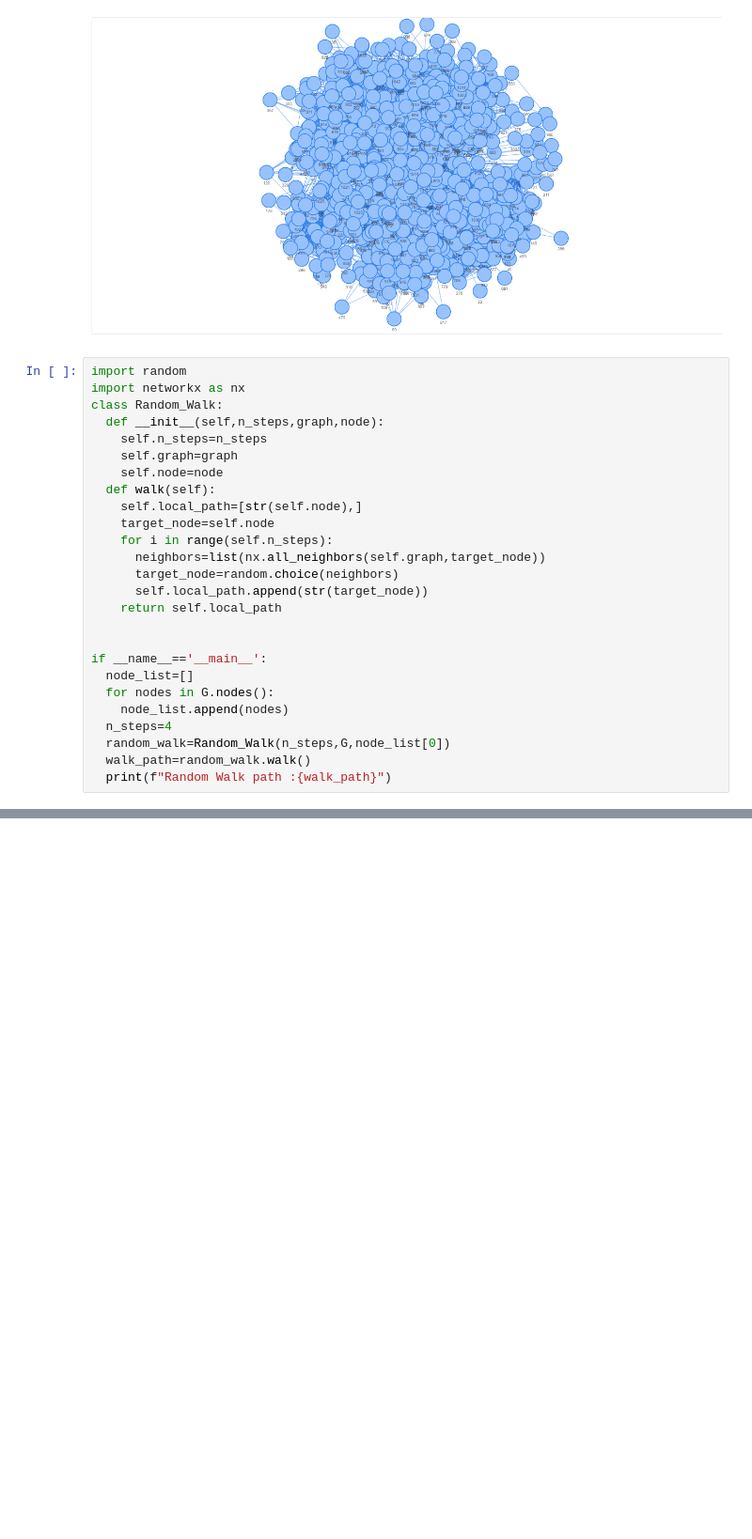
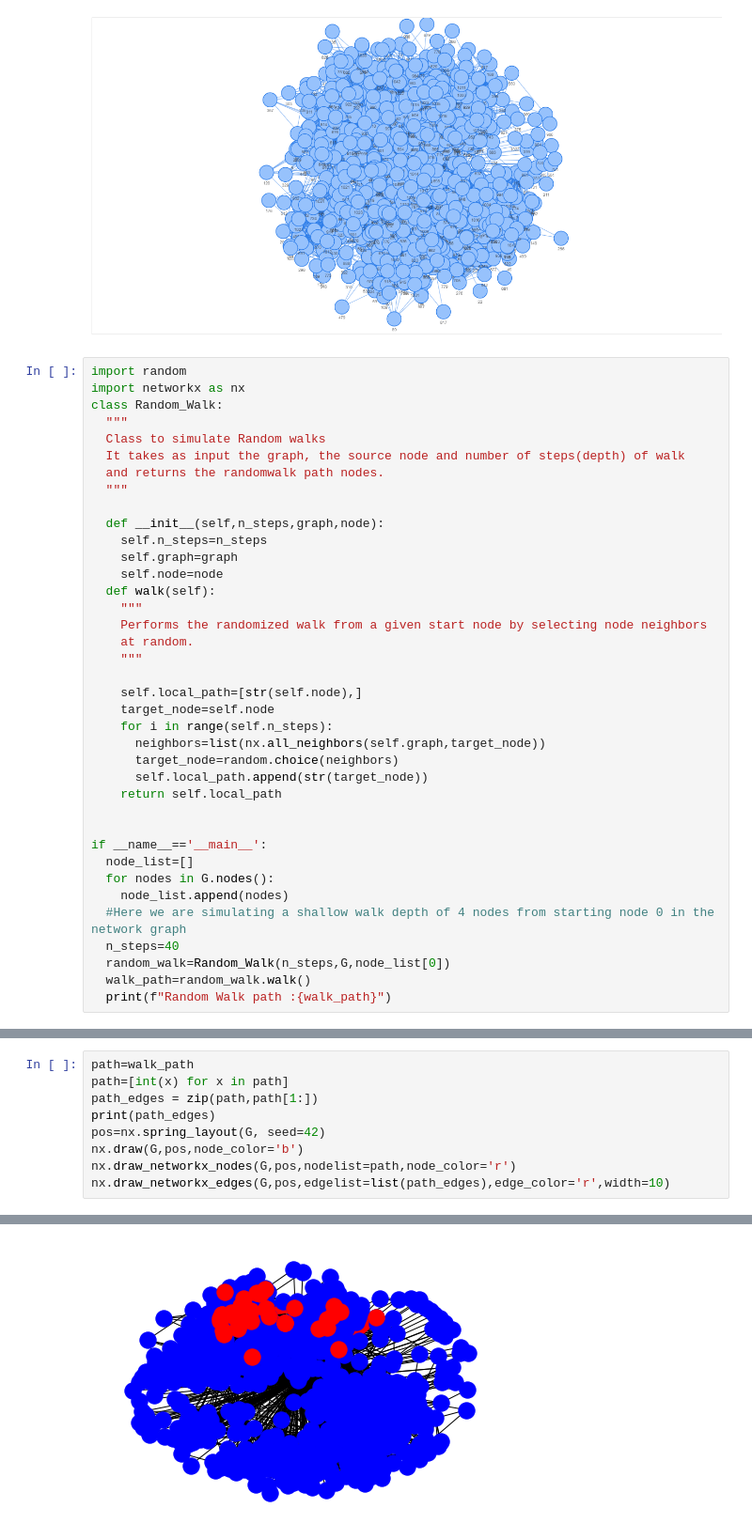
Before and after one commit to abhilash1910/AI-Geometric-Learning, a Jupyter notebook: Chapter_2_Understanding_the_data/Network_Analysis.ipynb, the cells around one changed output, grey strips where cells are left out. Shown at 94% size. Drawn from its saved outputs; the diff is of its cells as text; blank space fills up the shorter version.

```diff
--- a/Chapter_2_Understanding_the_data/Network_Analysis.ipynb
+++ b/Chapter_2_Understanding_the_data/Network_Analysis.ipynb
@@ -137,11 +151,22 @@ display(HTML('SNAP_ego_facebook.html'))
 import random
 import networkx as nx
 class Random_Walk:
+  """
+  Class to simulate Random walks
+  It takes as input the graph, the source node and number of steps(depth) of walk
+  and returns the randomwalk path nodes.
+  """
+
   def __init__(self,n_steps,graph,node):
     self.n_steps=n_steps
     self.graph=graph
     self.node=node
   def walk(self):
+    """
+    Performs the randomized walk from a given start node by selecting node neighbors
+    at random.
+    """
+
     self.local_path=[str(self.node),]
     target_node=self.node
     for i in range(self.n_steps):
@@ -155,7 +180,8 @@ if __name__=='__main__':
   node_list=[]
   for nodes in G.nodes():
     node_list.append(nodes)
-  n_steps=4
+  #Here we are simulating a shallow walk depth of 4 nodes from starting node 0 in the network graph
+  n_steps=40
   random_walk=Random_Walk(n_steps,G,node_list[0])
   walk_path=random_walk.walk()
   print(f"Random Walk path :{walk_path}")
@@ -163,0 +190,10 @@ Random Walk path :['0', '419', '1026', '432', '786']
+# %%
+path=walk_path
+path=[int(x) for x in path]
+path_edges = zip(path,path[1:])
+print(path_edges)
+pos=nx.spring_layout(G, seed=42)
+nx.draw(G,pos,node_color='b')
+nx.draw_networkx_nodes(G,pos,nodelist=path,node_color='r')
+nx.draw_networkx_edges(G,pos,edgelist=list(path_edges),edge_color='r',width=10)
+# %% [output]
@@ -163,0 +202 @@ Random Walk path :['0', '419', '1026', '432', '786']
+[figure, added]
```
Also changed, not shown: parts of 4 cells of this notebook.
